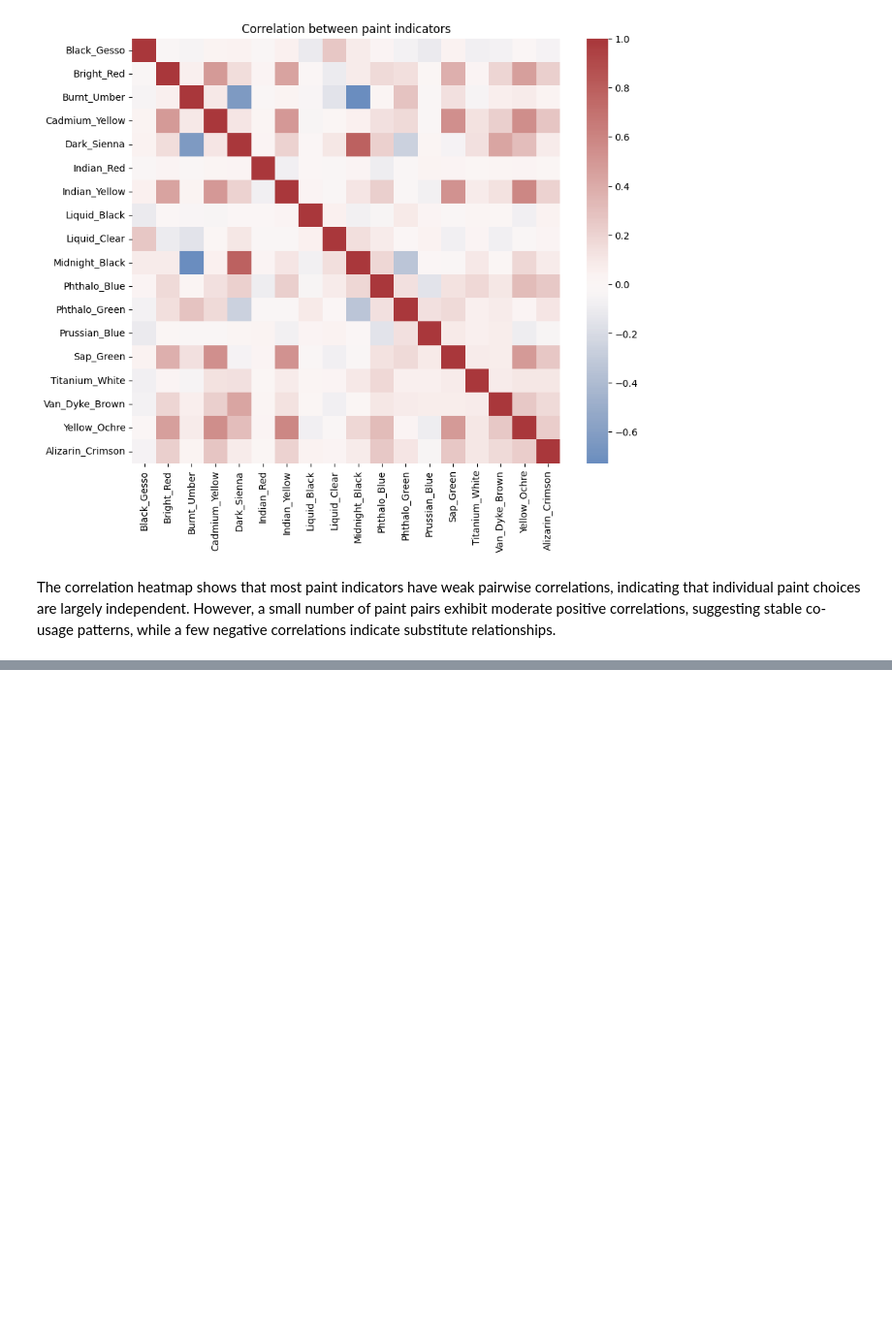
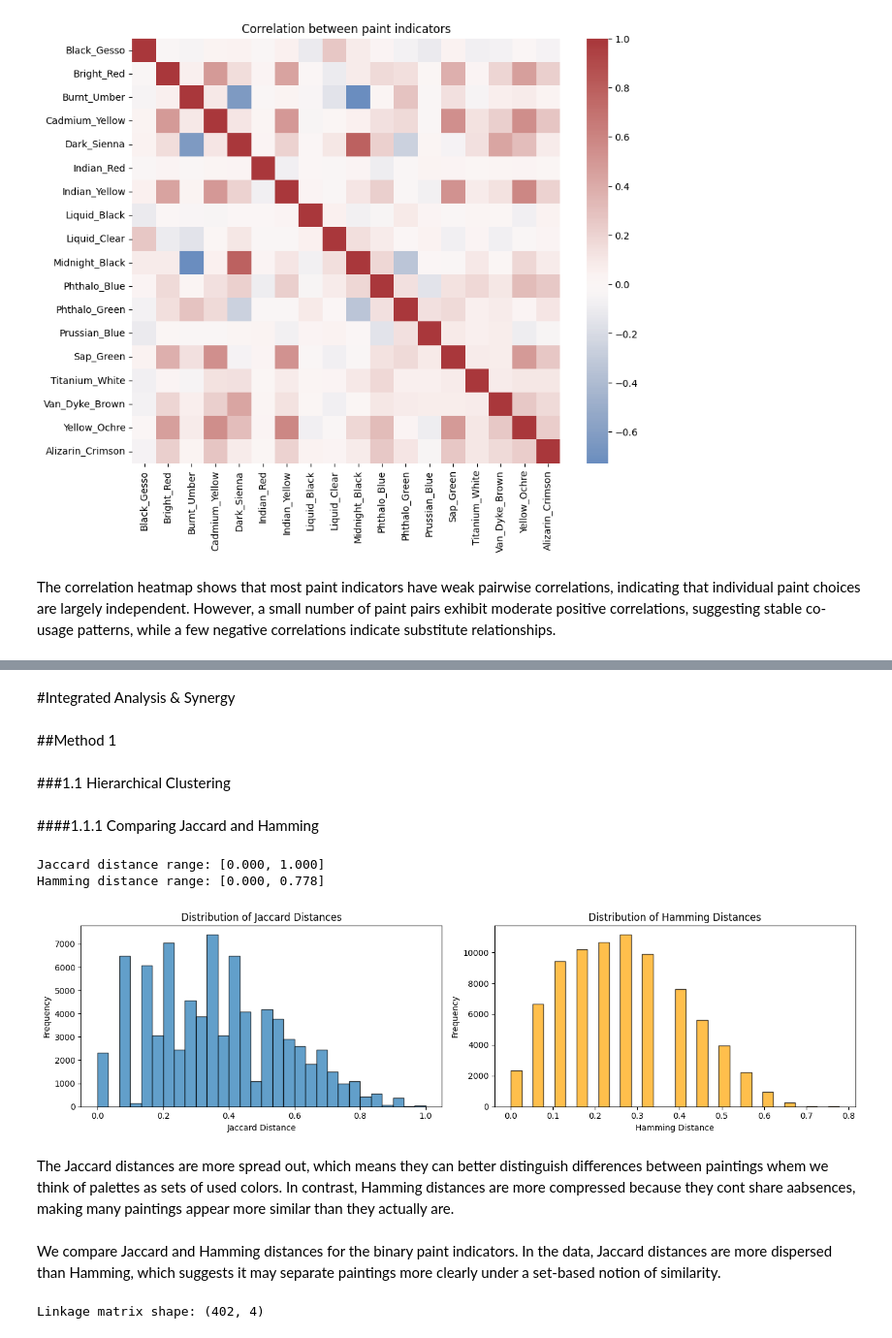
Before and after one commit to yujiunzou/BA820-Unsupervised-ML-Project, a Jupyter notebook: m3_integrated_methods/M3_Bob_Ross_Paintings.ipynb, the cells around one changed output, grey strips where cells are left out. Shown at 97% size. Drawn from its saved outputs; the diff is of its cells as text; code cells hidden in the pictures; blank space fills up the shorter version.

Commit message:
Adding 2 Method and adding one new approach for method 1

```diff
--- a/m3_integrated_methods/M3_Bob_Ross_Paintings.ipynb
+++ b/m3_integrated_methods/M3_Bob_Ross_Paintings.ipynb
@@ -677,0 +797,53 @@ The correlation heatmap shows that most paint indicators have weak pairwise corr
+# %% [markdown]
+#Integrated Analysis & Synergy
+# %% [markdown]
+##Method 1
+# %% [markdown]
+###1.1 Hierarchical Clustering
+# %% [markdown]
+####1.1.1 Comparing Jaccard and Hamming
+# %%
+X_bool = X.to_numpy(dtype=bool)
+D_jaccard = pairwise_distances(X_bool, metric="jaccard")
+# %%
+# Compute Distance Matrices
+D_hamming = pairwise_distances(X_bool, metric="hamming")
+
+print(f"Jaccard distance range: [{D_jaccard.min():.3f}, {D_jaccard.max():.3f}]")
+print(f"Hamming distance range: [{D_hamming.min():.3f}, {D_hamming.max():.3f}]")
+# %% [output]
+Jaccard distance range: [0.000, 1.000]
+Hamming distance range: [0.000, 0.778]
+# %%
+fig, axes = plt.subplots(1, 2, figsize=(14, 4))
+
+mask = np.triu(np.ones_like(D_jaccard, dtype=bool), k=1)
+jaccard_vals = D_jaccard[mask]
+hamming_vals = D_hamming[mask]
+
+axes[0].hist(jaccard_vals, bins=30, edgecolor="black", alpha=0.7)
+axes[0].set_title("Distribution of Jaccard Distances")
+axes[0].set_xlabel("Jaccard Distance")
+axes[0].set_ylabel("Frequency")
+
+axes[1].hist(hamming_vals, bins=30, edgecolor="black", alpha=0.7, color="orange")
+axes[1].set_title("Distribution of Hamming Distances")
+axes[1].set_xlabel("Hamming Distance")
+axes[1].set_ylabel("Frequency")
+
+plt.tight_layout()
+plt.show()
+# %% [output]
+[figure, added]
+# %% [markdown]
+The Jaccard distances are more spread out, which means they can better distinguish differences between paintings whem we think of palettes as sets of used colors. In contrast, Hamming distances are more compressed because they cont share aabsences, making many paintings appear more similar than they actually are.
+# %% [markdown]
+We compare Jaccard and Hamming distances for the binary paint indicators. In the data, Jaccard distances are more dispersed than Hamming, which suggests it may separate paintings more clearly under a set-based notion of similarity.
+# %%
+from scipy.cluster.hierarchy import linkage, dendrogram, fcluster
+
+Z = linkage(X_paint_bool, method="average", metric="jaccard")
+
+print("Linkage matrix shape:", Z.shape)
+# %% [output]
+Linkage matrix shape: (402, 4)
```
Also changed, not shown: parts of 37 cells of this notebook, 1 other file.
